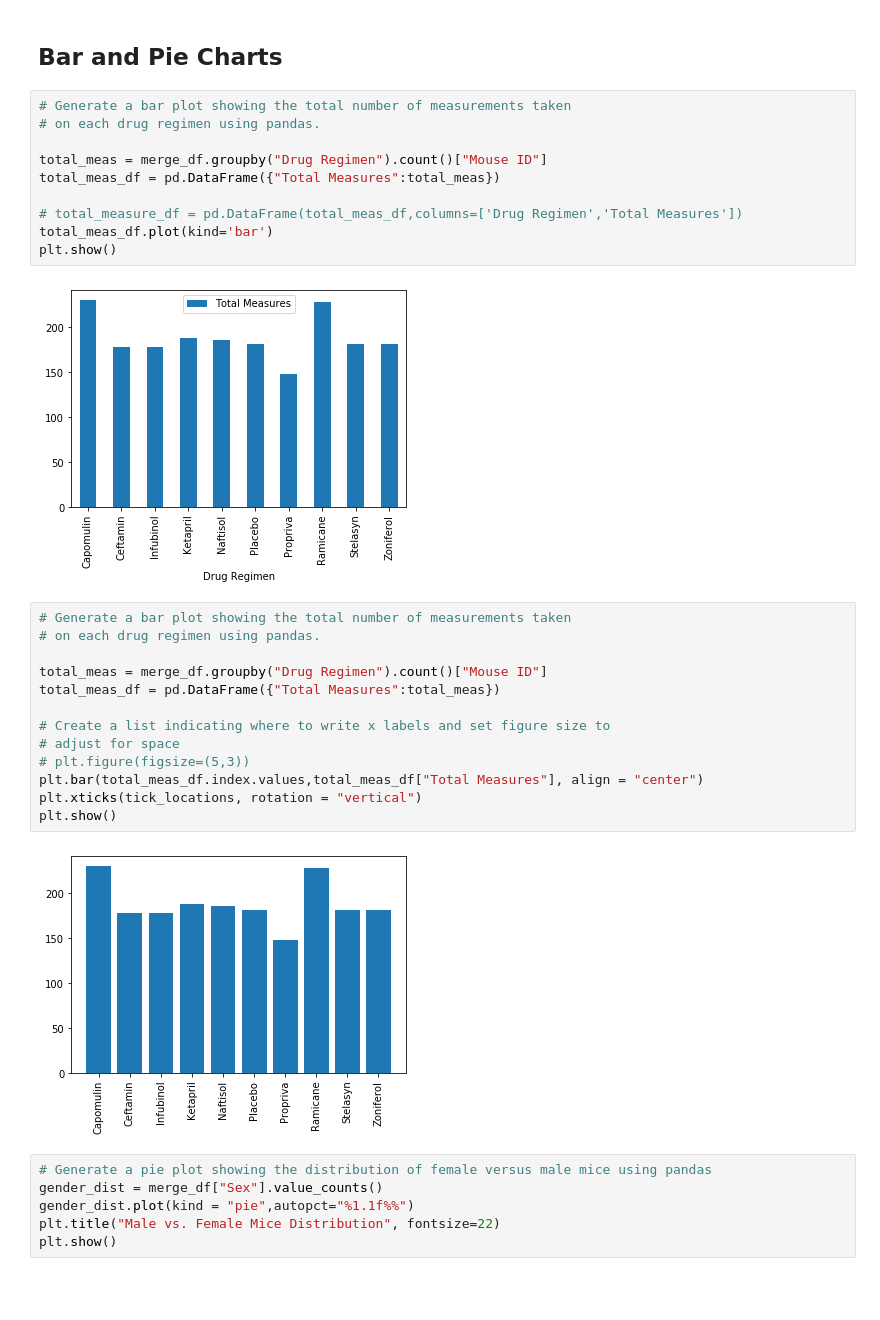
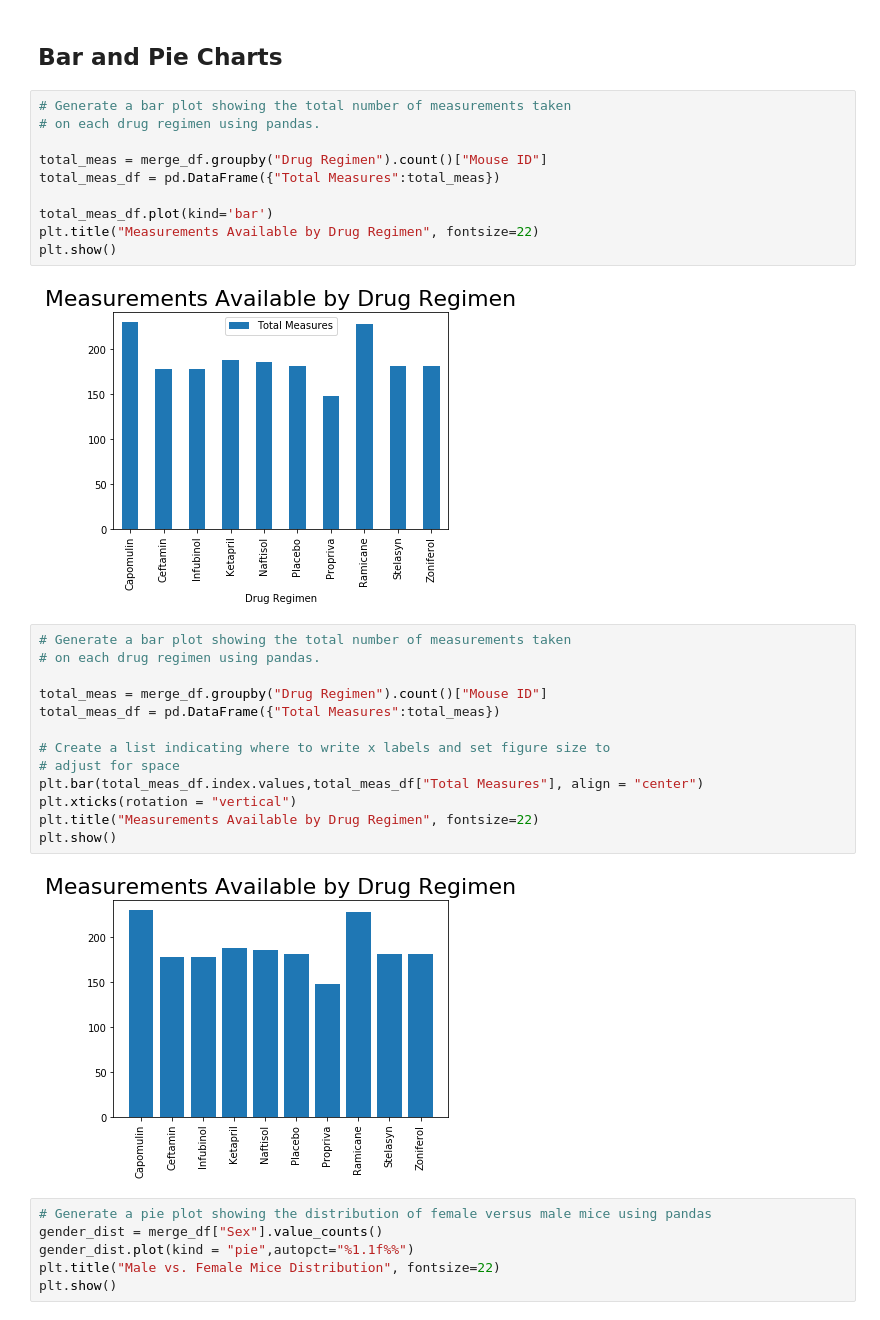
Before and after one commit to SanaRogers/matplotlib-homework, a Jupyter notebook: pymaceuticals_starter.ipynb, the cells around one changed output. Saved outputs shown, nothing was run; the diff lists cells and outputs as text; blank space fills up the shorter version.

```diff
--- a/pymaceuticals_starter.ipynb
+++ b/pymaceuticals_starter.ipynb
@@ -167,15 +167,15 @@ tumor_aggregate
 # %%
 # Generate a bar plot showing the total number of measurements taken
 # on each drug regimen using pandas.
 
 total_meas = merge_df.groupby("Drug Regimen").count()["Mouse ID"]
 total_meas_df = pd.DataFrame({"Total Measures":total_meas})
 
-# total_measure_df = pd.DataFrame(total_meas_df,columns=['Drug Regimen','Total Measures'])
 total_meas_df.plot(kind='bar')
+plt.title("Measurements Available by Drug Regimen", fontsize=22)
 plt.show()
 # %% [output]
-[figure, old version]
+[figure, new version]
 # %%
 # Generate a bar plot showing the total number of measurements taken
 # on each drug regimen using pandas.
@@ -185,12 +185,12 @@ total_meas_df = pd.DataFrame({"Total Measures":total_meas})
 
 # Create a list indicating where to write x labels and set figure size to
 # adjust for space
-# plt.figure(figsize=(5,3))
 plt.bar(total_meas_df.index.values,total_meas_df["Total Measures"], align = "center")
-plt.xticks(tick_locations, rotation = "vertical")
+plt.xticks(rotation = "vertical")
+plt.title("Measurements Available by Drug Regimen", fontsize=22)
 plt.show()
 # %% [output]
-[figure, old version]
+[figure, new version]
 # %%
 # Generate a pie plot showing the distribution of female versus male mice using pandas
 gender_dist = merge_df["Sex"].value_counts()
```
Also changed, not shown: parts of 5 cells of this notebook.
